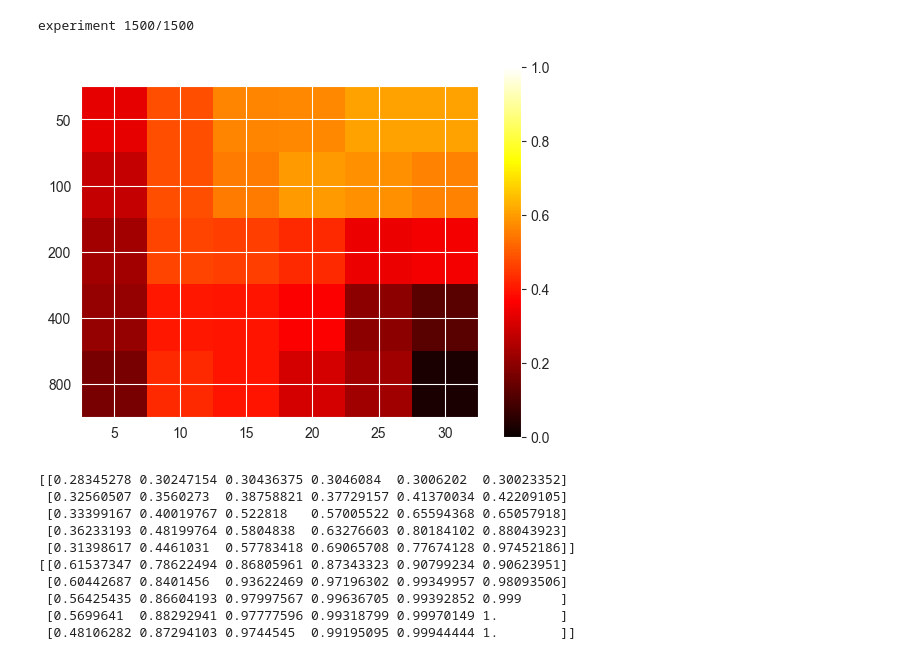
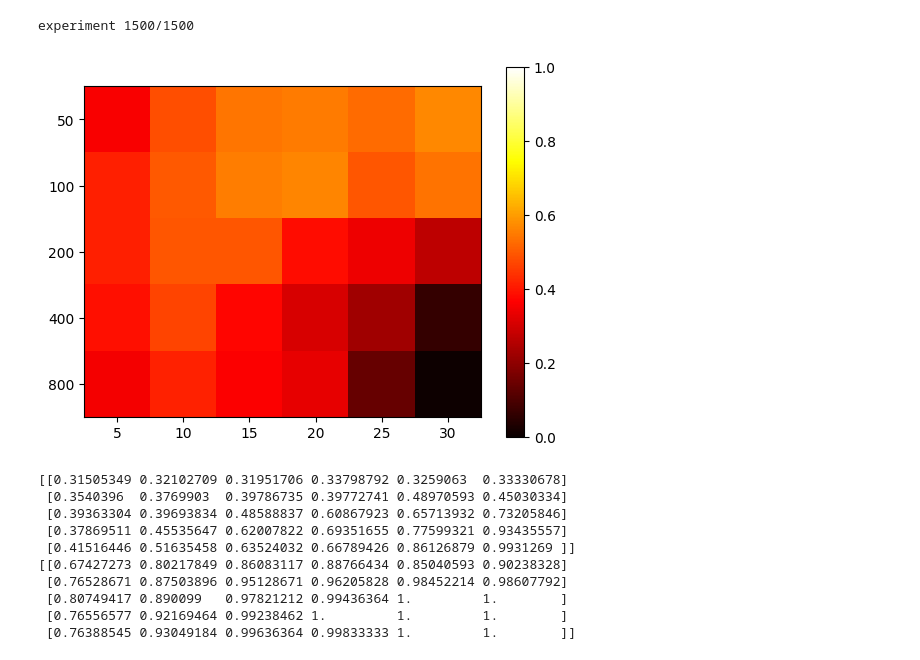
Before and after one commit to inagege/ImprovingSubgroupDiscovery, a Jupyter notebook: PRIM_Performance_Analyzing/PRIM_Baseline.ipynb, the cells around one changed output. Saved outputs shown, nothing was run; the diff lists cells and outputs as text; code cells hidden in the pictures.

```diff
--- a/PRIM_Performance_Analyzing/PRIM_Baseline.ipynb
+++ b/PRIM_Performance_Analyzing/PRIM_Baseline.ipynb
@@ -22,16 +22,16 @@ experiment 750/750
 # %%
-create_heatmap_generated_data_precision(calculate_y_morris, 30, package, None, 50)
+create_heatmap_best_box_generated_data_precision(calculate_y_morris, 30, package, None, 50)
 # %% [output]
 experiment 1500/1500
-[figure, old version]
+[figure, new version]
-[[0.28345278 0.30247154 0.30436375 0.3046084  0.3006202  0.30023352]
- [0.32560507 0.3560273  0.38758821 0.37729157 0.41370034 0.42209105]
- [0.33399167 0.40019767 0.522818   0.57005522 0.65594368 0.65057918]
- [0.36233193 0.48199764 0.5804838  0.63276603 0.80184102 0.88043923]
- [0.31398617 0.4461031  0.57783418 0.69065708 0.77674128 0.97452186]]
-[[0.61537347 0.78622494 0.86805961 0.87343323 0.90799234 0.90623951]
- [0.60442687 0.8401456  0.93622469 0.97196302 0.99349957 0.98093506]
- [0.56425435 0.86604193 0.97997567 0.99636705 0.99392852 0.999     ]
- [0.5699641  0.88292941 0.97777596 0.99318799 0.99970149 1.        ]
- [0.48106282 0.87294103 0.9744545  0.99195095 0.99944444 1.        ]]
+[[0.31505349 0.32102709 0.31951706 0.33798792 0.3259063  0.33330678]
+ [0.3540396  0.3769903  0.39786735 0.39772741 0.48970593 0.45030334]
+ [0.39363304 0.39693834 0.48588837 0.60867923 0.65713932 0.73205846]
+ [0.37869511 0.45535647 0.62007822 0.69351655 0.77599321 0.93435557]
+ [0.41516446 0.51635458 0.63524032 0.66789426 0.86126879 0.9931269 ]]
+[[0.67427273 0.80217849 0.86083117 0.88766434 0.85040593 0.90238328]
+ [0.76528671 0.87503896 0.95128671 0.96205828 0.98452214 0.98607792]
+ [0.80749417 0.890099   0.97821212 0.99436364 1.         1.        ]
+ [0.76556577 0.92169464 0.99238462 1.         1.         1.        ]
+ [0.76388545 0.93049184 0.99636364 0.99833333 1.         1.        ]]
 # %%
```
Also changed, not shown: parts of 3 cells of this notebook, 4 other files.
